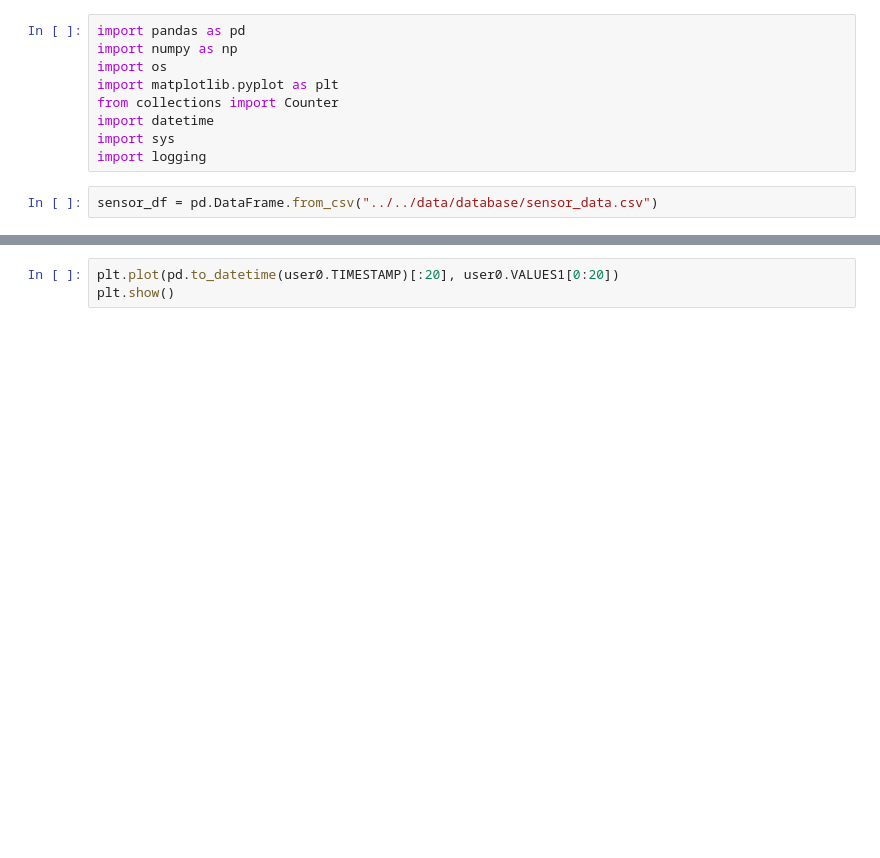
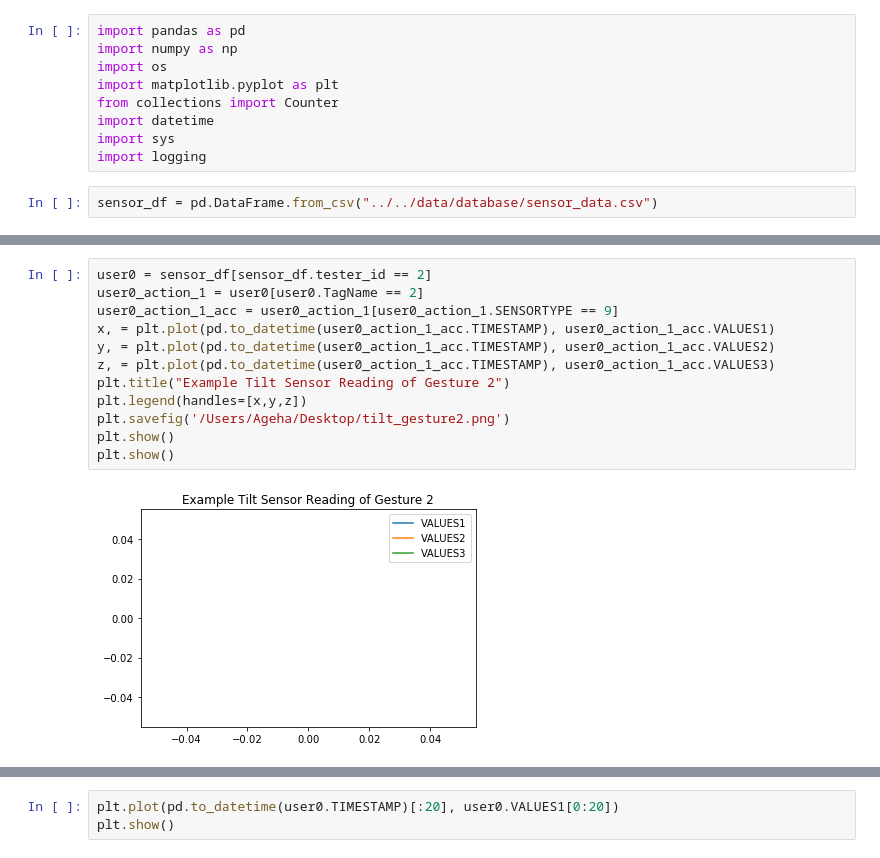
Before and after one commit to iamqingmei/Gesture-Prediction, a Jupyter notebook: src/pre-processing/Analysis.ipynb, the cells around one changed output, grey strips where cells are left out. Saved outputs shown, nothing was run; the diff lists cells and outputs as text; blank space fills up the shorter version.

```diff
--- a/src/pre-processing/Analysis.ipynb
+++ b/src/pre-processing/Analysis.ipynb
@@ -70,0 +51,14 @@ plt.show()
+# %%
+user0 = sensor_df[sensor_df.tester_id == 2]
+user0_action_1 = user0[user0.TagName == 2]
+user0_action_1_acc = user0_action_1[user0_action_1.SENSORTYPE == 9]
+x, = plt.plot(pd.to_datetime(user0_action_1_acc.TIMESTAMP), user0_action_1_acc.VALUES1)
+y, = plt.plot(pd.to_datetime(user0_action_1_acc.TIMESTAMP), user0_action_1_acc.VALUES2)
+z, = plt.plot(pd.to_datetime(user0_action_1_acc.TIMESTAMP), user0_action_1_acc.VALUES3)
+plt.title("Example Tilt Sensor Reading of Gesture 2")
+plt.legend(handles=[x,y,z])
+plt.savefig('/Users/Ageha/Desktop/tilt_gesture2.png')
+plt.show()
+plt.show()
+# %% [output]
+[figure, added]
```
Also changed, not shown: parts of 12 cells of this notebook, 2 other files.
